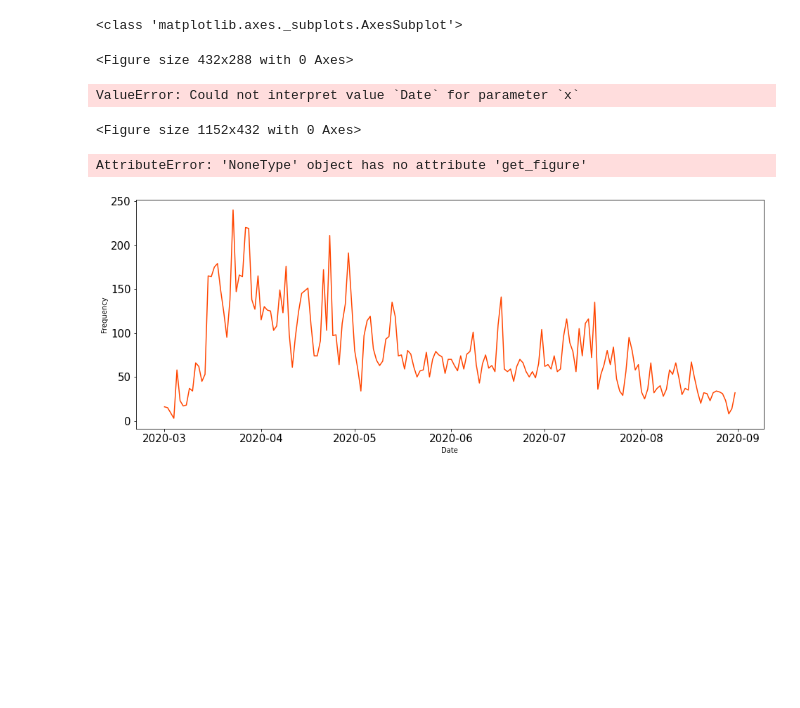
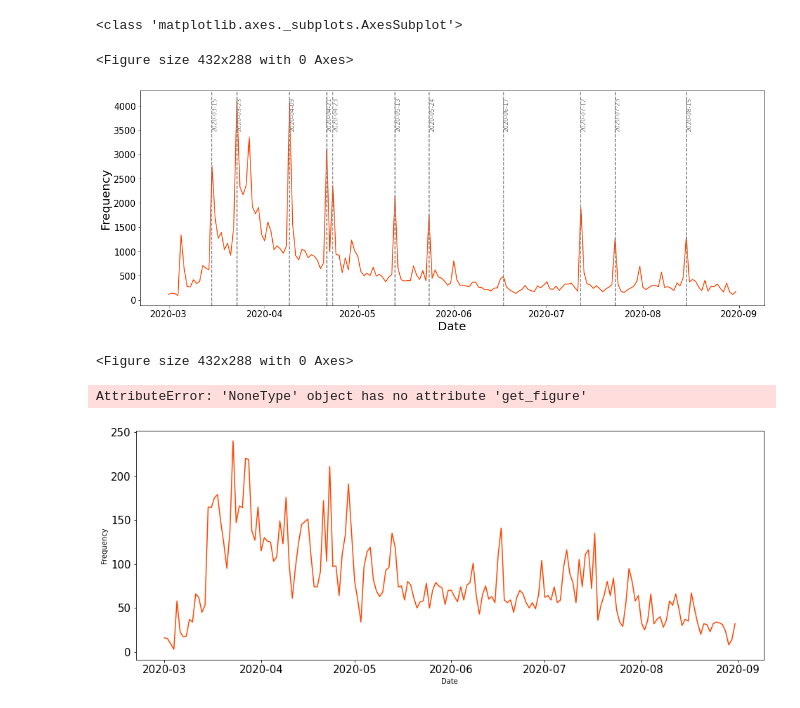
Before and after one commit to tomashege/research_project, a Jupyter notebook: Tomas/notebooks/tweet_analysis.ipynb, the cells around one changed output. Saved outputs shown, nothing was run; the diff lists cells and outputs as text; code cells hidden in the pictures; blank space fills up the shorter version.

```diff
--- a/Tomas/notebooks/tweet_analysis.ipynb
+++ b/Tomas/notebooks/tweet_analysis.ipynb
@@ -244,45 +245,40 @@ def build_dt(df):
 #post_feq = tweets.groupby('date', as_index=False).size()
 post_feq = pd.DataFrame(build_dt(tweets[tweets['hashtags'].apply(lambda x: True)]), columns=['date', 'count'])
 
 plt.figure(figsize=(16, 6))
 p = sns.lineplot(data=post_feq,
-                     x='Date',
-                     y='Weighted',
+                     x='date',
+                     y='count',
                      color = 'orangered')
-# p = sns.lineplot(x='date',
-#                  y='count',
-#                  color = 'orangered',
-#                  data=post_feq).set_title("All Tweet Frequency")
+
 p.tick_params(labelsize=15)
-# p.axhline(0, color='black', lw=2)
-# p.tick_params(labelsize=15)
-# p.set_xlabel("Date",fontsize=20)
-# p.set_ylabel("Weighted",fontsize=20)
+p.set_xlabel("Date",fontsize=20)
+p.set_ylabel("Frequency",fontsize=20)
 
 pres_speaks_dates =[
 '2020-03-15',
 '2020-03-23',
 '2020-04-09',
 '2020-04-21',
 '2020-04-23',
 '2020-05-13',
 '2020-05-24',
 '2020-06-17',
 '2020-07-12',
 '2020-07-23',
 '2020-08-15']
 
 for i in pres_speaks_dates:
     plt.axvline(i, c='grey', ls = "--")
     plt.text(i,3500,i,rotation=90, c = "grey")
 
 plt.tight_layout()
 plt.show()
 plt.savefig("/Users/tomashegewisch/research_project/Tomas/charts/Frequency/all_tweet_frequency.png", dpi=300)
 plt.clf()
 # %% [output]
+[figure, added]
-ValueError: Could not interpret value `Date` for parameter `x`
+<Figure size 432x288 with 0 Axes>
-<Figure size 1152x432 with 0 Axes>
 # %%
 # covid theamed hastages
 # lockdown theamed hastages.
```
Also changed, not shown: parts of 3 cells of this notebook, 2 other files.
